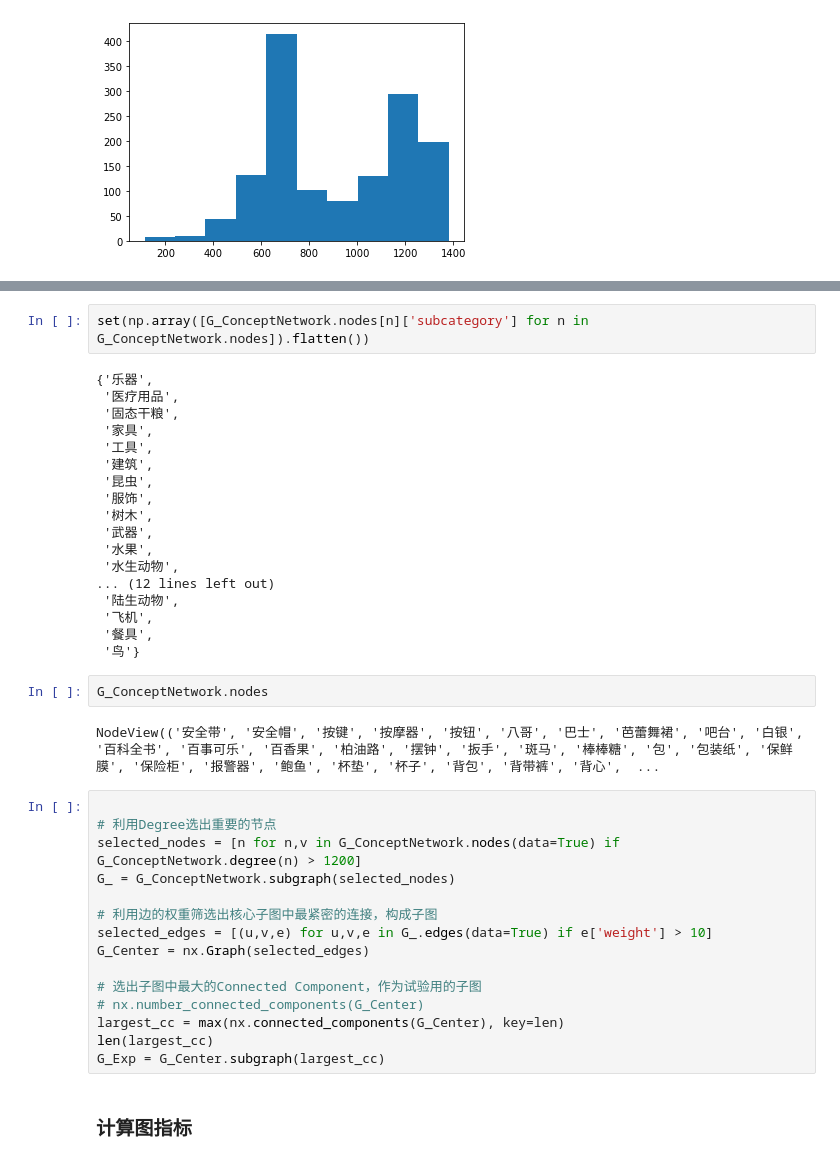
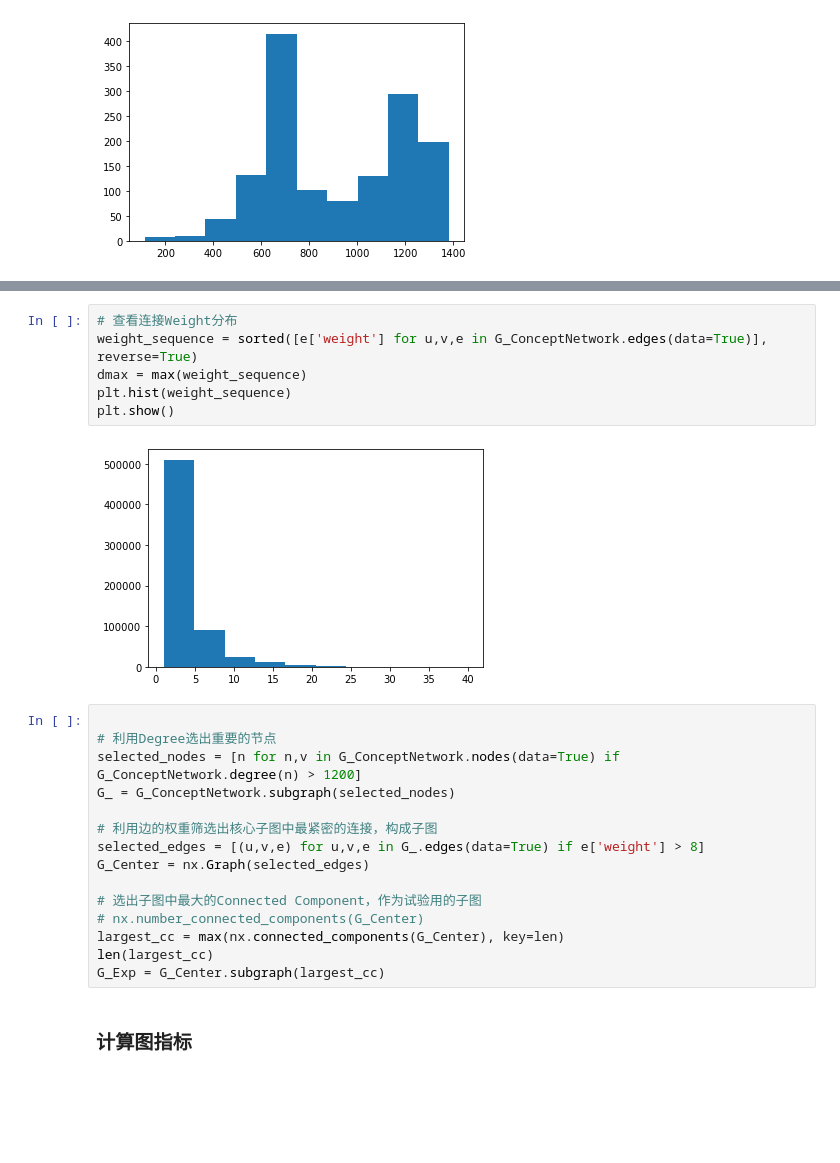
Before and after one commit to JoseZhangSH/SemanticNetwork_DataAnalysis, a Jupyter notebook: data/Data Processing.ipynb, the cells around one changed output, grey strips where cells are left out. Cells and saved outputs as stored; diff of their text form; blank space fills up the shorter version.

Commit message:
Update: Graph data with edge weight filter
Update: Graph data with edge weight filter

```diff
--- a/data/Data Processing.ipynb
+++ b/data/Data Processing.ipynb
@@ -328,27 +277,11 @@ for n in G_ConceptNetwork.nodes:
-# %%
-set(np.array([G_ConceptNetwork.nodes[n]['subcategory'] for n in G_ConceptNetwork.nodes]).flatten())
-# %% [output]
-{'乐器',
- '医疗用品',
- '固态干粮',
- '家具',
- '工具',
- '建筑',
- '昆虫',
- '服饰',
- '树木',
- '武器',
- '水果',
- '水生动物',
-... (12 lines left out)
- '陆生动物',
- '飞机',
- '餐具',
- '鸟'}
-# %%
-G_ConceptNetwork.nodes
-# %% [output]
-NodeView(('安全带', '安全帽', '按键', '按摩器', '按钮', '八哥', '巴士', '芭蕾舞裙', '吧台', '白银', '百科全书', '百事可乐', '百香果', '柏油路', '摆钟', '扳手', '斑马', '棒棒糖', '包', '包装纸', '保鲜膜', '保险柜', '报警器', '鲍鱼', '杯垫', '杯子', '背包', '背带裤', '背心',  ...
+# %%
+# 查看连接Weight分布
+weight_sequence = sorted([e['weight'] for u,v,e in G_ConceptNetwork.edges(data=True)], reverse=True)
+dmax = max(weight_sequence)
+plt.hist(weight_sequence)
+plt.show()
+# %% [output]
+[figure, added]
 # %%
 
 # 利用Degree选出重要的节点
@@ -356,7 +289,7 @@ selected_nodes = [n for n,v in G_ConceptNetwork.nodes(data=True) if G_ConceptNet
 G_ = G_ConceptNetwork.subgraph(selected_nodes)
 
 # 利用边的权重筛选出核心子图中最紧密的连接，构成子图
-selected_edges = [(u,v,e) for u,v,e in G_.edges(data=True) if e['weight'] > 10]
+selected_edges = [(u,v,e) for u,v,e in G_.edges(data=True) if e['weight'] > 8]
 G_Center = nx.Graph(selected_edges)
 
 # 选出子图中最大的Connected Component，作为试验用的子图
```
Also changed, not shown: parts of 13 cells of this notebook, 2 other files.
